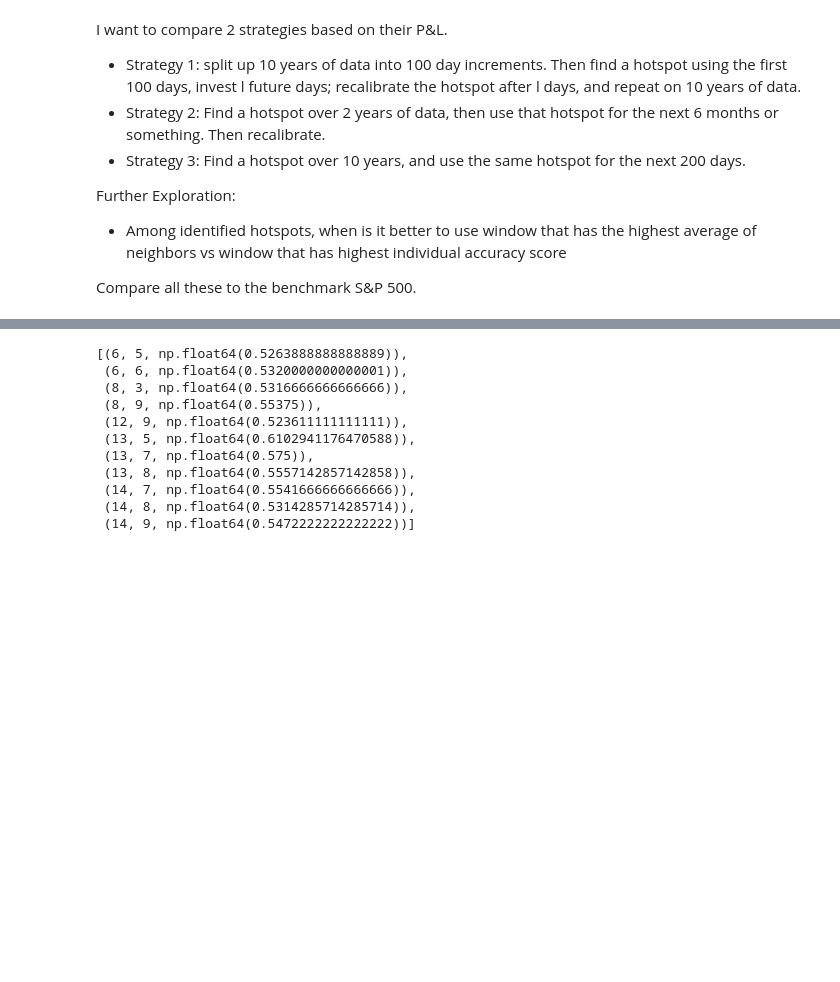
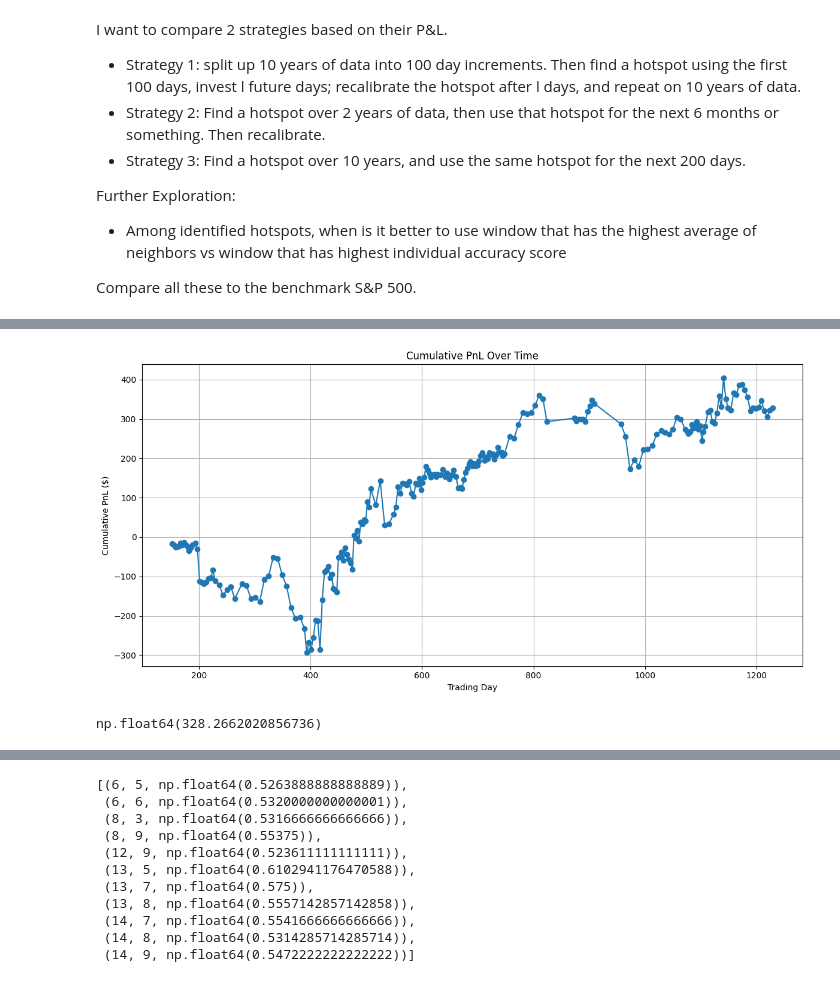
Before and after one commit to ckook24/Koopman-DMD-Algorithm, a Jupyter notebook: Koopman_DMD.ipynb, the cells around one changed output, grey strips where cells are left out. Saved outputs shown, nothing was run; the diff lists cells and outputs as text; code cells hidden in the pictures; blank space fills up the shorter version.

```diff
--- a/Koopman_DMD.ipynb
+++ b/Koopman_DMD.ipynb
@@ -390,0 +638,19 @@ Compare all these to the benchmark S&P 500.
+# %%
+static_pnl, static_trades = simulate_static_strategy(
+    bankroll=1000,
+    data_arr=data_arr_samp,
+    window_len=150,
+    step_n=40,
+    m_start=5,
+    m_end=30,
+    l_start=2,
+    l_end=10
+)
+
+plot_pnl(static_trades)
+# %% [output]
+[figure, added]
+# %%
+static_pnl
+# %% [output]
+np.float64(328.2662020856736)
```
Also changed, not shown: parts of 17 cells of this notebook.
